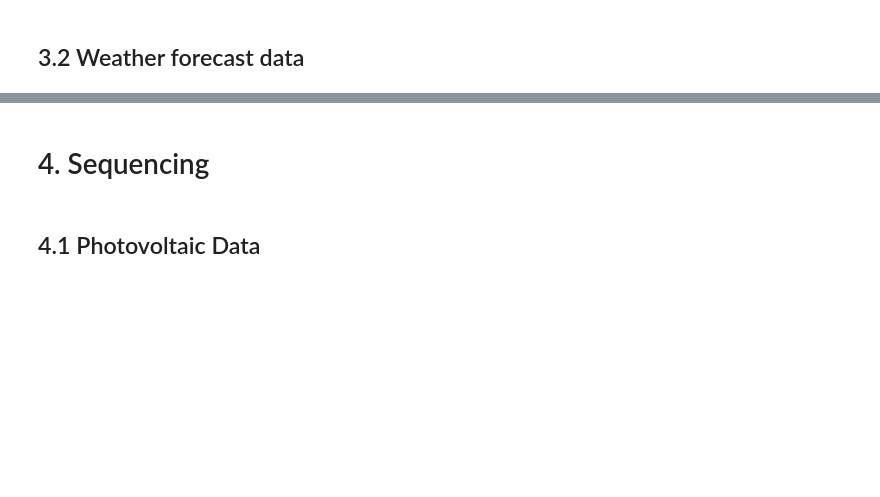
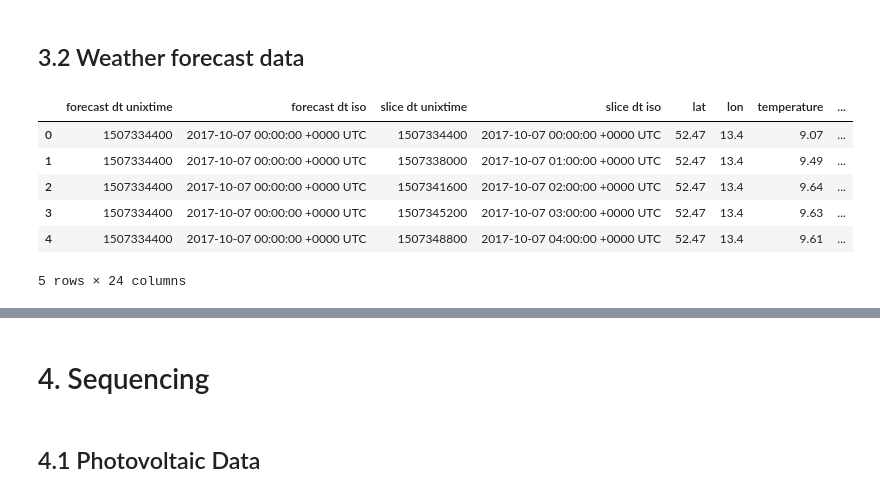
Before and after one commit to jerome-roeser/day-ahead-power-forecast, a Jupyter notebook: notebooks/advanced_power_forecast_pytorch.ipynb, the cells around one changed output, grey strips where cells are left out. Cells and saved outputs as stored; diff of their text form; code cells hidden in the pictures; blank space fills up the shorter version.

```diff
--- a/notebooks/advanced_power_forecast_pytorch.ipynb
+++ b/notebooks/advanced_power_forecast_pytorch.ipynb
@@ -198,7 +228,15 @@ column_indices
 # %% [markdown]
 ## 3.2 Weather forecast data
 # %%
-forecast_data.info()
+forecast_data.head()
+# %% [output]
+|  | forecast dt unixtime | forecast dt iso | slice dt unixtime | slice dt iso | lat | lon | temperature | ... |
+| 0 | 1507334400 | 2017-10-07 00:00:00 +0000 UTC | 1507334400 | 2017-10-07 00:00:00 +0000 UTC | 52.47 | 13.4 | 9.07 | ... |
+| 1 | 1507334400 | 2017-10-07 00:00:00 +0000 UTC | 1507338000 | 2017-10-07 01:00:00 +0000 UTC | 52.47 | 13.4 | 9.49 | ... |
+| 2 | 1507334400 | 2017-10-07 00:00:00 +0000 UTC | 1507341600 | 2017-10-07 02:00:00 +0000 UTC | 52.47 | 13.4 | 9.64 | ... |
+| 3 | 1507334400 | 2017-10-07 00:00:00 +0000 UTC | 1507345200 | 2017-10-07 03:00:00 +0000 UTC | 52.47 | 13.4 | 9.63 | ... |
+| 4 | 1507334400 | 2017-10-07 00:00:00 +0000 UTC | 1507348800 | 2017-10-07 04:00:00 +0000 UTC | 52.47 | 13.4 | 9.61 | ... |
+5 rows × 24 columns
 # %%
 def compress(df: pd.DataFrame, **kwargs) -> pd.DataFrame:
     """
```
Also changed, not shown: parts of 27 cells of this notebook, 3 other files.
